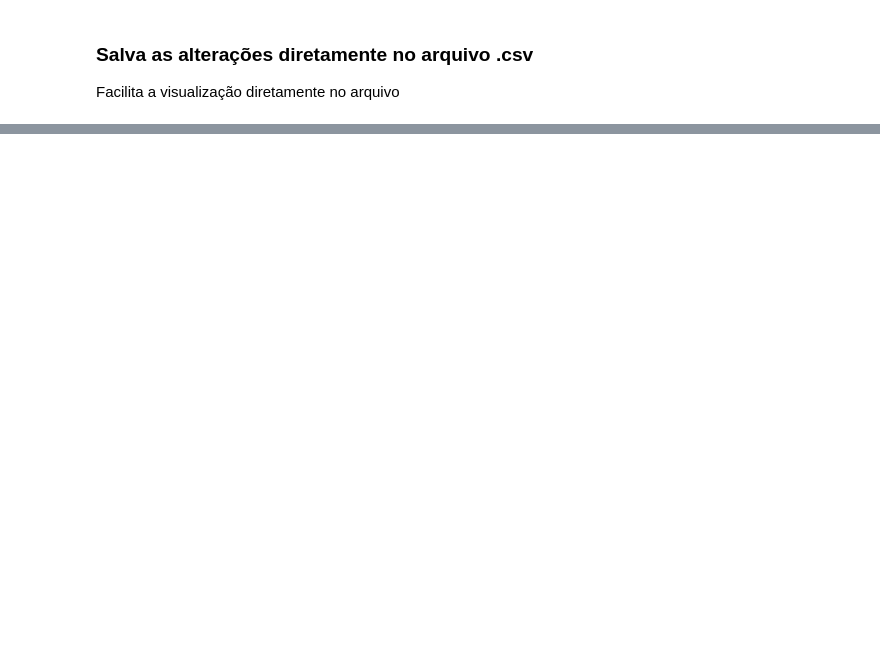
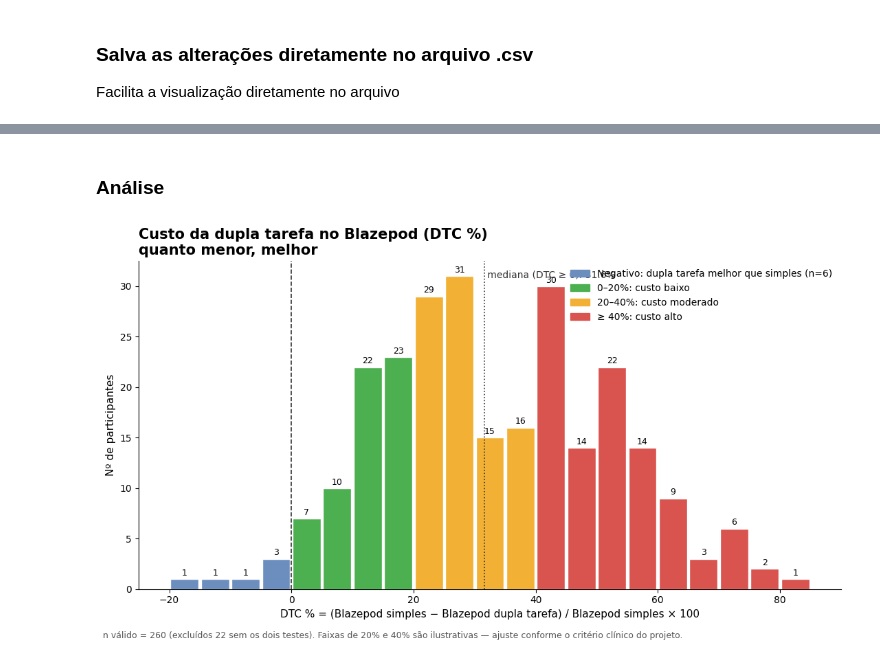
Before and after one commit to gioxavier7/extensao-aacd, a Jupyter notebook: analises/tratativas.ipynb, the cells around one changed output, grey strips where cells are left out. Drawn from its saved outputs; the diff is of its cells as text; code cells hidden in the pictures; blank space fills up the shorter version.

Commit message:
feat: graficos dtc e cif

```diff
--- a/analises/tratativas.ipynb
+++ b/analises/tratativas.ipynb
@@ -692,0 +935,74 @@ runpy.run_path(str(caminho_script), run_name='__main__')
+# %% [markdown]
+### Análise
+# %%
+import numpy as np
+import pandas as pd
+import matplotlib.pyplot as plt
+from matplotlib.patches import Patch
+
+# ---------- 1. Dados válidos (exclui quem não tem os dois testes) ----------
+# No notebook, ausentes viram 0 em dtc_pct, o que se confunde com um DTC real de 0%.
+# Por isso refiltramos pelas colunas originais do blazepod.
+simples = pd.to_numeric(df["Reação (blazepod)"], errors="coerce")
+dupla   = pd.to_numeric(df["Reação (blazepod) DT"], errors="coerce")
+validos = simples.gt(0) & dupla.gt(0)
+
+dtc = pd.to_numeric(df.loc[validos, "dtc_pct"], errors="coerce").dropna()
+
+n_total     = len(dtc)
+n_neg       = int((dtc < 0).sum())
+n_pos       = int((dtc >= 0).sum())
+mediana_pos = dtc[dtc >= 0].median()
+
+# ---------- 2. Histograma com cor por zona ----------
+BIN = 5
+bins = np.arange(np.floor(dtc.min() / BIN) * BIN, np.ceil(dtc.max() / BIN) * BIN + BIN, BIN)
+contagem, bordas = np.histogram(dtc, bins=bins)
+centros = (bordas[:-1] + bordas[1:]) / 2
+
+def cor_zona(x):
+    if x < 0:    return "#6C8EBF"   # DT melhor que simples (atípico)
+    if x < 20:   return "#4CAF50"   # custo baixo
+    if x < 40:   return "#F2B134"   # custo moderado
+    return "#D9534F"                # custo alto
+
+cores = [cor_zona(c) for c in centros]
+
+fig, ax = plt.subplots(figsize=(11, 6))
+ax.bar(centros, contagem, width=BIN * 0.92, color=cores, edgecolor="white")
+
+ax.axvline(0, color="#333", lw=1.2, ls="--")
+ax.axvline(mediana_pos, color="#333", lw=1.2, ls=":")
+ax.text(mediana_pos, ax.get_ylim()[1] * 0.97, f" mediana (DTC ≥ 0): {mediana_pos:.1f}%",
+        va="top", ha="left", fontsize=10, color="#333")
+
+for x, y in zip(centros, contagem):
+    if y > 0:
+        ax.text(x, y + 0.15, str(y), ha="center", va="bottom", fontsize=9)
+
+ax.set_title("Custo da dupla tarefa no Blazepod (DTC %)\nquanto menor, melhor",
+             fontsize=15, fontweight="bold", loc="left")
+ax.set_xlabel("DTC % = (Blazepod simples − Blazepod dupla tarefa) / Blazepod simples × 100", fontsize=11)
+ax.set_ylabel("Nº de participantes", fontsize=11)
+
+legenda = [
+    Patch(color="#6C8EBF", label=f"Negativo: dupla tarefa melhor que simples (n={n_neg})"),
+    Patch(color="#4CAF50", label="0–20%: custo baixo"),
+    Patch(color="#F2B134", label="20–40%: custo moderado"),
+    Patch(color="#D9534F", label="≥ 40%: custo alto"),
+]
+ax.legend(handles=legenda, frameon=False, loc="upper right", fontsize=10)
+
+for s in ("top", "right"):
+    ax.spines[s].set_visible(False)
+
+fig.text(0.01, -0.02,
+         f"n válido = {n_total} (excluídos {len(df) - n_total} sem os dois testes). "
+         "Faixas de 20% e 40% são ilustrativas — ajuste conforme o critério clínico do projeto.",
+         fontsize=9, color="#555")
+
+plt.tight_layout()
+plt.savefig("grafico_dtc_distribuicao.png", dpi=200, bbox_inches="tight")
+plt.show()
+# %% [output]
+[figure, added]
```
Also changed, not shown: parts of 30 cells of this notebook, 11 other files.
